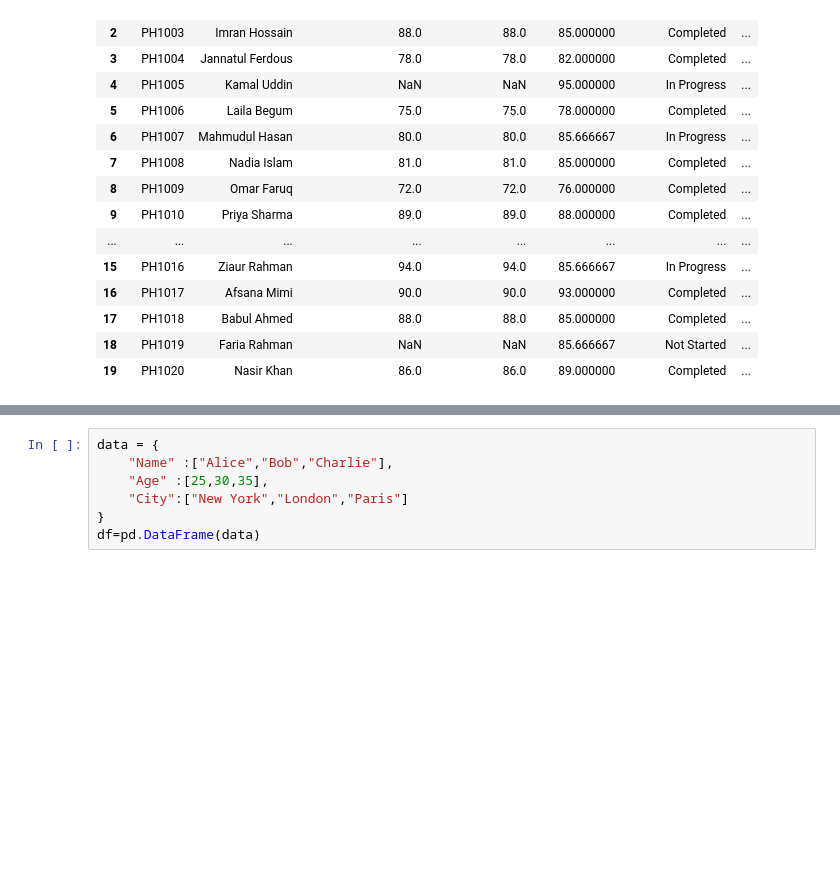
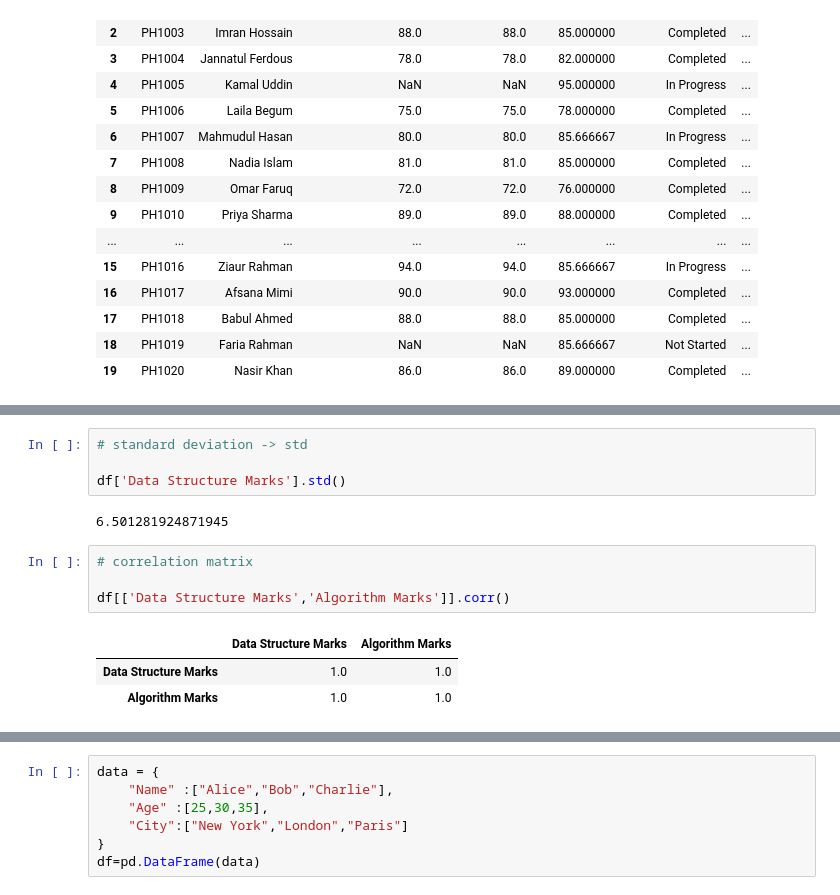
Before and after one commit to rabeyanoor/AI-ML, a Jupyter notebook: Week-4/Module_14.ipynb, the cells around one changed output, grey strips where cells are left out. Cells and saved outputs as stored; diff of their text form; blank space fills up the shorter version.

```diff
--- a/Week-4/Module_14.ipynb
+++ b/Week-4/Module_14.ipynb
@@ -695,0 +784,14 @@ df
+# %%
+# standard deviation -> std
+
+df['Data Structure Marks'].std()
+# %% [output]
+6.501281924871945
+# %%
+# correlation matrix
+
+df[['Data Structure Marks','Algorithm Marks']].corr()
+# %% [output]
+|  | Data Structure Marks | Algorithm Marks |
+| Data Structure Marks | 1.0 | 1.0 |
+| Algorithm Marks | 1.0 | 1.0 |
```
Also changed, not shown: parts of 15 cells of this notebook.
